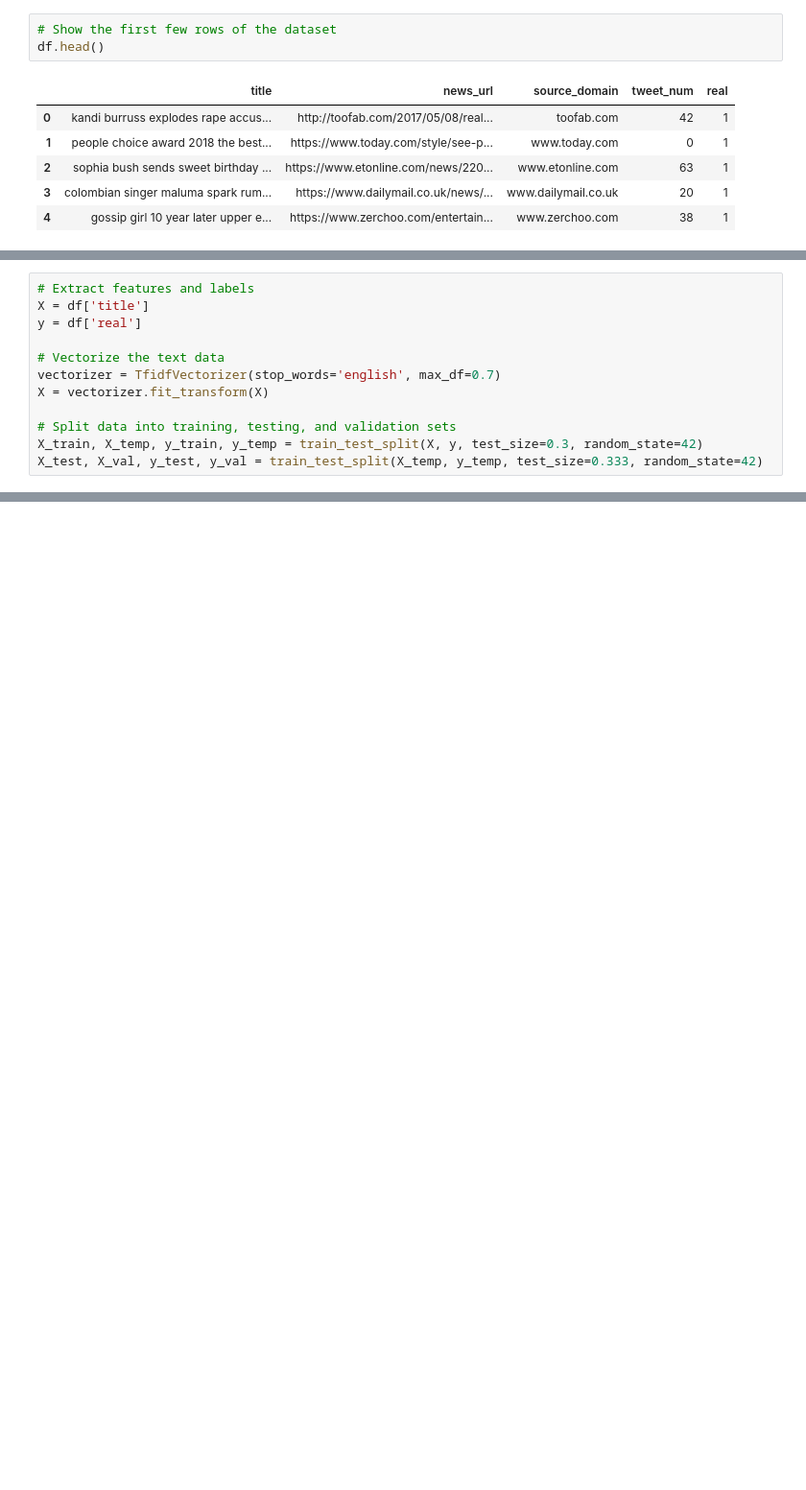
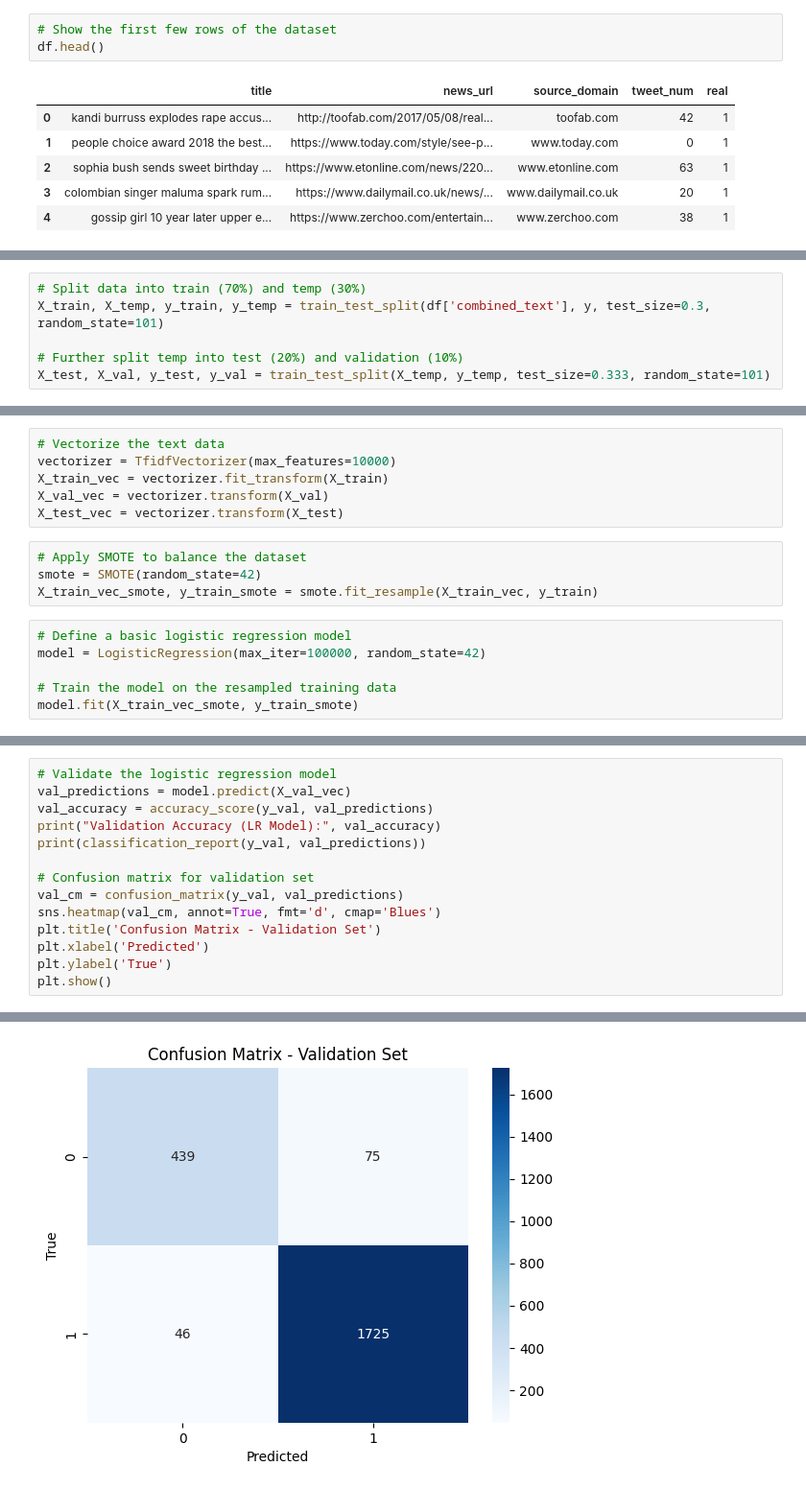
Before and after one commit to Sudheer-Kumar124/FakeNews_Detection, a Jupyter notebook: Logistic_Regression_Model.ipynb, the cells around one changed output, grey strips where cells are left out. Shown at 96% size. Cells and saved outputs as stored; diff of their text form; blank space fills up the shorter version.

Commit message:
modelling improvements

```diff
--- a/Logistic_Regression_Model.ipynb
+++ b/Logistic_Regression_Model.ipynb
@@ -54,12 +77,6 @@ plt.show()
 # %%
-# Extract features and labels
-X = df['title']
-y = df['real']
+# Split data into train (70%) and temp (30%)
+X_train, X_temp, y_train, y_temp = train_test_split(df['combined_text'], y, test_size=0.3, random_state=101)
 
-# Vectorize the text data
-vectorizer = TfidfVectorizer(stop_words='english', max_df=0.7)
-X = vectorizer.fit_transform(X)
-
-# Split data into training, testing, and validation sets
-X_train, X_temp, y_train, y_temp = train_test_split(X, y, test_size=0.3, random_state=42)
-X_test, X_val, y_test, y_val = train_test_split(X_temp, y_temp, test_size=0.333, random_state=42)
+# Further split temp into test (20%) and validation (10%)
+X_test, X_val, y_test, y_val = train_test_split(X_temp, y_temp, test_size=0.333, random_state=101)
@@ -152,0 +83,16 @@ weighted avg       0.82      0.82      0.80      4640
+# %%
+# Vectorize the text data
+vectorizer = TfidfVectorizer(max_features=10000)
+X_train_vec = vectorizer.fit_transform(X_train)
+X_val_vec = vectorizer.transform(X_val)
+X_test_vec = vectorizer.transform(X_test)
+# %%
+# Apply SMOTE to balance the dataset
+smote = SMOTE(random_state=42)
+X_train_vec_smote, y_train_smote = smote.fit_resample(X_train_vec, y_train)
+# %%
+# Define a basic logistic regression model
+model = LogisticRegression(max_iter=100000, random_state=42)
+
+# Train the model on the resampled training data
+model.fit(X_train_vec_smote, y_train_smote)
@@ -152,0 +101,15 @@ weighted avg       0.82      0.82      0.80      4640
+# %%
+# Validate the logistic regression model
+val_predictions = model.predict(X_val_vec)
+val_accuracy = accuracy_score(y_val, val_predictions)
+print("Validation Accuracy (LR Model):", val_accuracy)
+print(classification_report(y_val, val_predictions))
+
+# Confusion matrix for validation set
+val_cm = confusion_matrix(y_val, val_predictions)
+sns.heatmap(val_cm, annot=True, fmt='d', cmap='Blues')
+plt.title('Confusion Matrix - Validation Set')
+plt.xlabel('Predicted')
+plt.ylabel('True')
+plt.show()
+# %% [output]
@@ -152,0 +125 @@ weighted avg       0.82      0.82      0.80      4640
+[figure, added]
```
Also changed, not shown: parts of 26 cells of this notebook.
